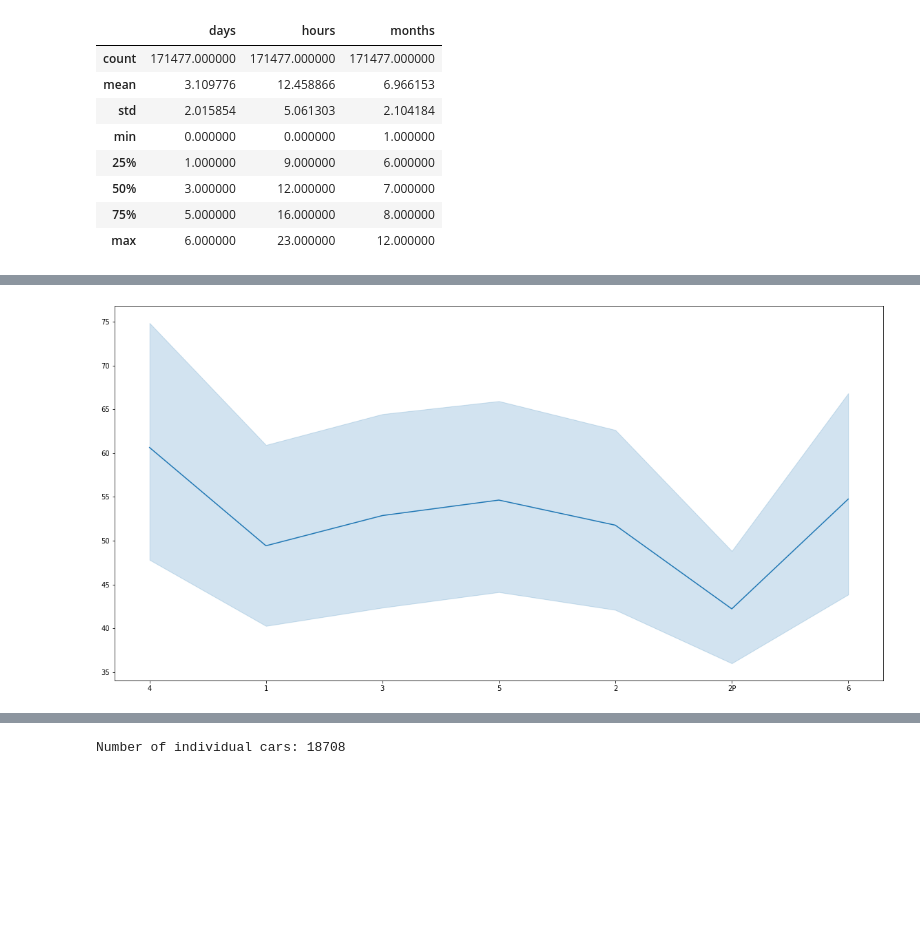
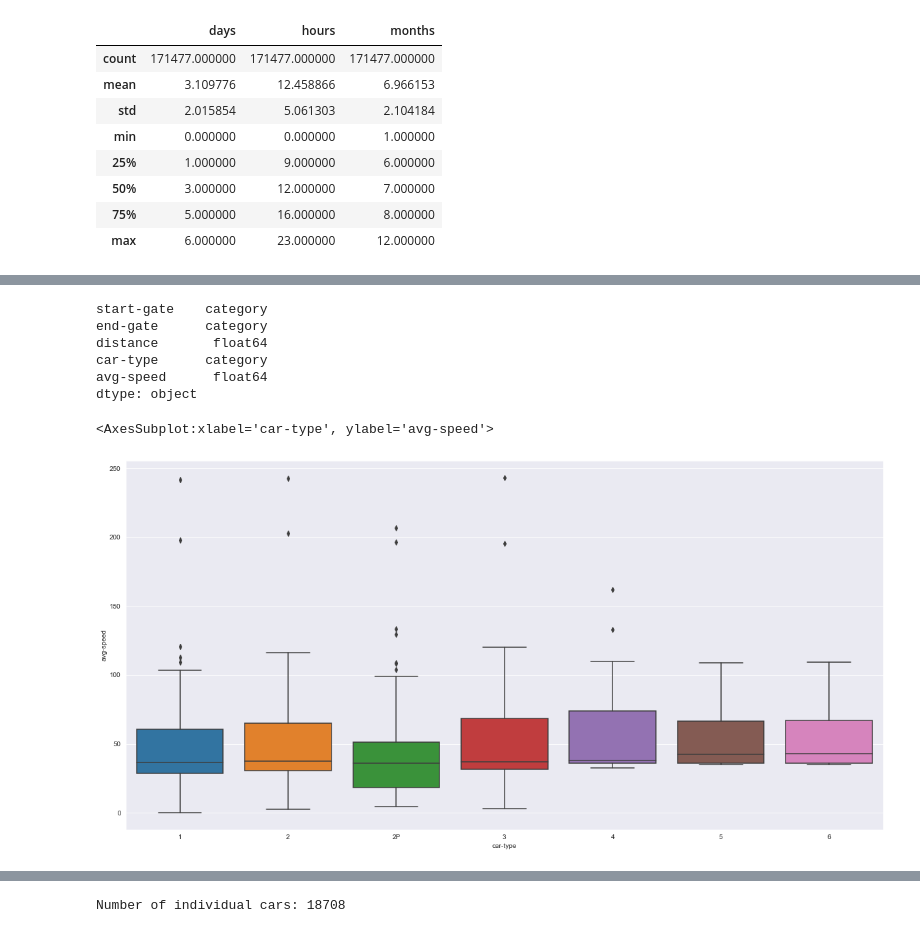
Before and after one commit to dollberk/Patterns_of_Life_Capstone, a Jupyter notebook: Capstone_Final.ipynb, the cells around one changed output, grey strips where cells are left out. Cells and saved outputs as stored; diff of their text form; code cells hidden in the pictures; blank space fills up the shorter version.

Commit message:
Some plots for the speed

```diff
--- a/Capstone_Final.ipynb
+++ b/Capstone_Final.ipynb
@@ -414,12 +414,27 @@ x_vals = []
 y_vals = []
 hues = []
 for x in speeds.items():
-    hues.append(x[0][0])
+    hues.append(list(x[0][0]))
     y_vals.append(sum(x[1])/len(x[1]))
     x_vals.append(x[0][1])
-# %%
-
-sns.lineplot(x=x_vals, y=y_vals)
-plt.show()
-# %% [output]
-[figure, removed]
+# %%
+# print(hues)
+hues = np.array(hues).T
+speed_df = pd.DataFrame(data=zip(hues[0], hues[1], hues[2], x_vals, y_vals), columns=['start-gate', 'end-gate', 'distance', 'car-type', 'avg-speed'])
+speed_df['distance'] = speed_df['distance'].astype('float')
+speed_df['car-type'] = speed_df['car-type'].astype('category')
+speed_df['start-gate'] = speed_df['start-gate'].astype('category')
+speed_df['end-gate'] = speed_df['end-gate'].astype('category')
+print(speed_df.dtypes)
+# %% [output]
+start-gate    category
+end-gate      category
+distance       float64
+car-type      category
+avg-speed      float64
+dtype: object
+# %%
+sns.boxplot(x=speed_df['car-type'], y=speed_df['avg-speed'])
+# %% [output]
+<AxesSubplot:xlabel='car-type', ylabel='avg-speed'>
+[figure, added]
```
Also changed, not shown: parts of 18 cells of this notebook.
